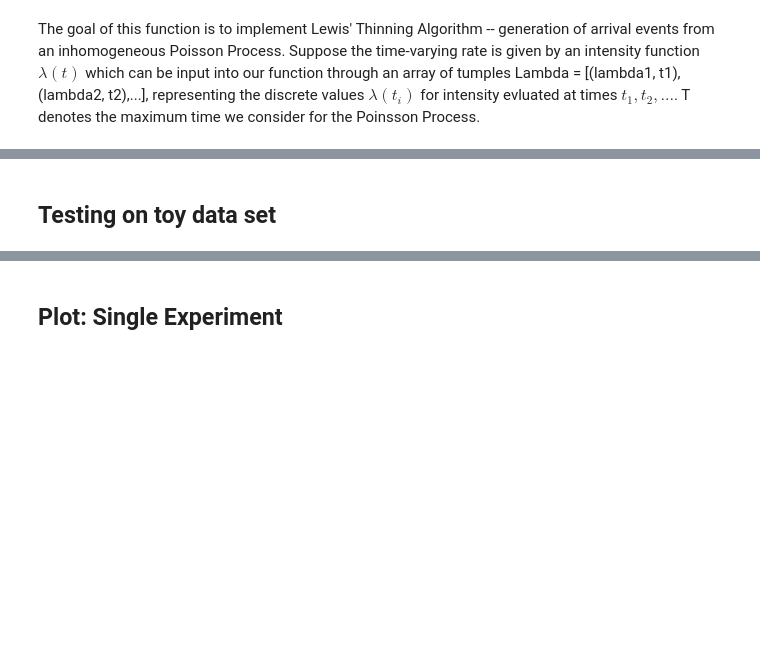
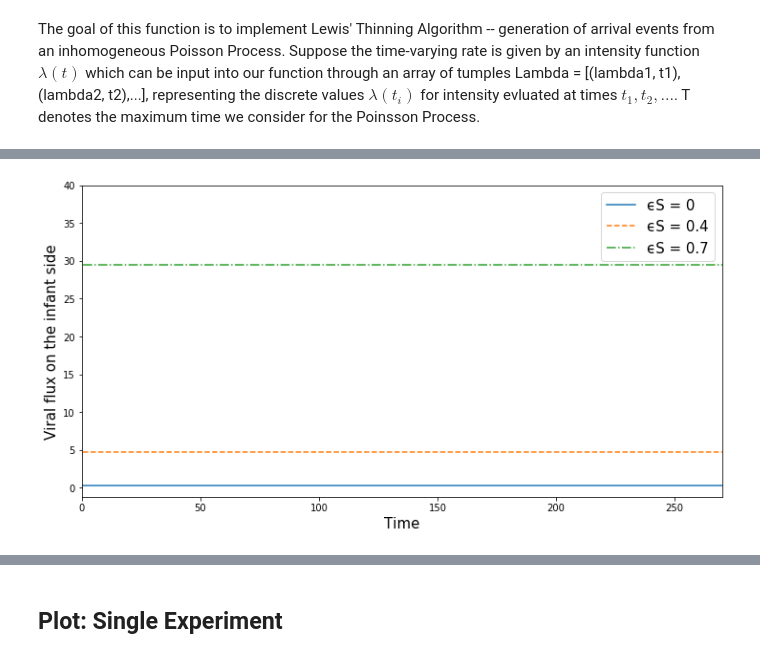
Before and after one commit to yishu0524/Placental-Transmission, a Jupyter notebook: Sampling_Inhomogeneous_Poisson_Process.ipynb, the cells around one changed output, grey strips where cells are left out. Cells and saved outputs as stored; diff of their text form; code cells hidden in the pictures; blank space fills up the shorter version.

```diff
--- a/Sampling_Inhomogeneous_Poisson_Process.ipynb
+++ b/Sampling_Inhomogeneous_Poisson_Process.ipynb
@@ -11,0 +11,2 @@ The goal of this function is to implement Lewis' Thinning Algorithm -- generatio
+# %%
+pde=pd.read_csv(r'C:\Users\pc\Desktop\0.csv')
@@ -11,0 +29,15 @@ The goal of this function is to implement Lewis' Thinning Algorithm -- generatio
+# %%
+plt.figure(figsize=(12,6))
+plt.plot(pde['0'],[2.852900e-01]*len(pde['0']) ,'-', label="ϵS = 0")
+plt.plot(pde['0'],[4.719400e+00]*len(pde['0']),'--', label="ϵS = 0.4")
+plt.plot(pde['0'],[2.948900e+01]*len(pde['0']),'-.', label="ϵS = 0.7")
+#plt.yscale('symlog')
+plt.xlabel('Time',fontsize=15)
+plt.ylabel('Viral flux on the infant side',fontsize=15)
+plt.xlim(xmin=0,xmax=270)
+plt.legend(fontsize=15,loc=1)
+plt.rc('axes', labelsize=15)
+plt.ylim(ymax=40)
+plt.show()
+# %% [output]
+[figure, added]
@@ -46,5 +81,3 @@ def inhomogeneousPoisson(Lambda, T):
             accepted_arrival_times.append(arrival_times[i])
 
     return accepted_arrival_times
-# %% [markdown]
-## Testing on toy data set
```
Also changed, not shown: parts of 32 cells of this notebook.
